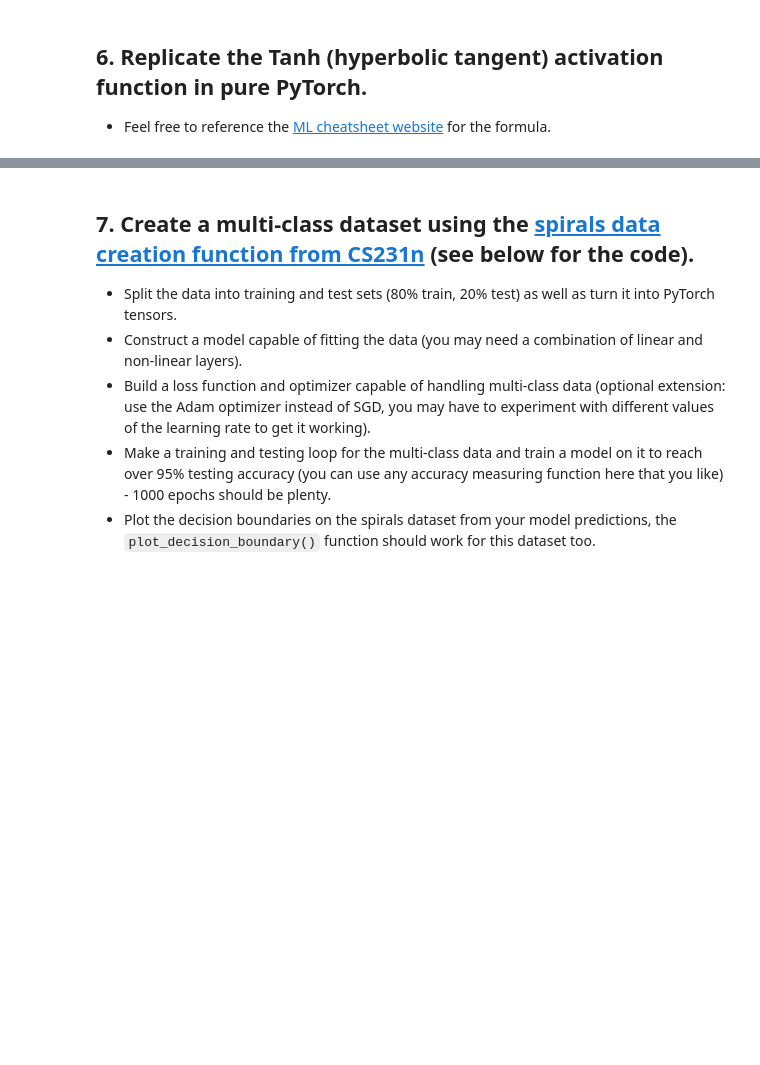
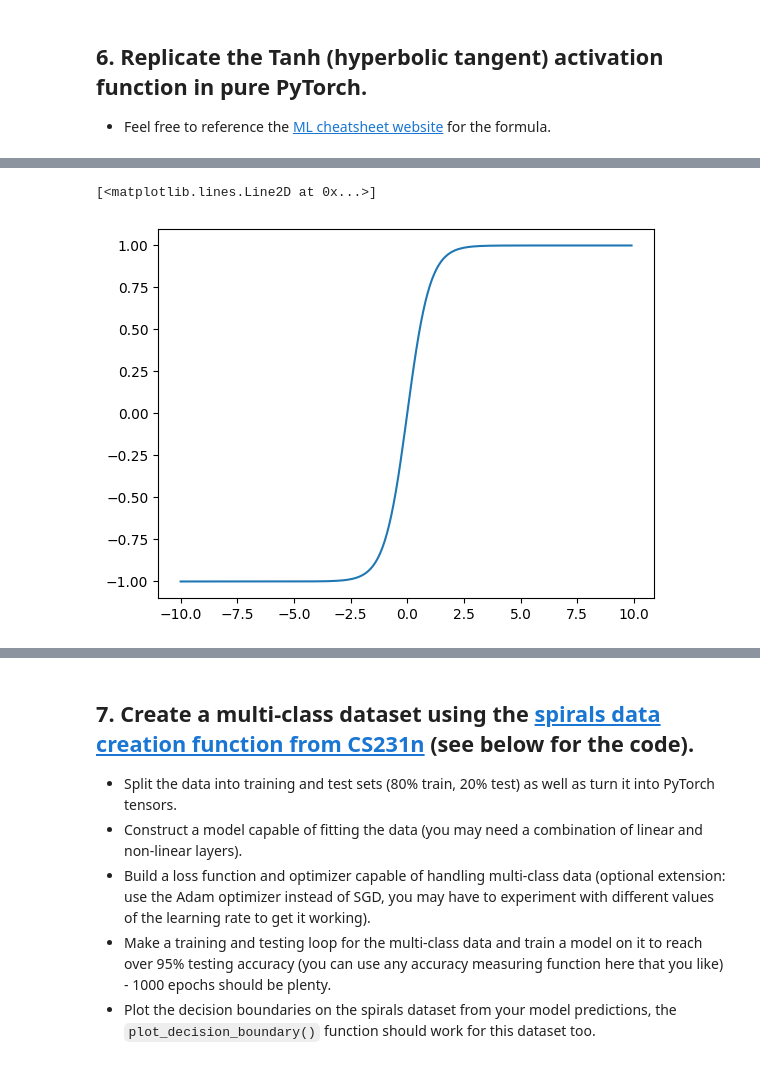
Before and after one commit to zou99le/NovelListAI, a Jupyter notebook: extras/exercises/02_pytorch_classification_exercises.ipynb, the cells around one changed output, grey strips where cells are left out. Saved outputs shown, nothing was run; the diff lists cells and outputs as text; code cells hidden in the pictures; blank space fills up the shorter version.

```diff
--- a/extras/exercises/02_pytorch_classification_exercises.ipynb
+++ b/extras/exercises/02_pytorch_classification_exercises.ipynb
@@ -295,2 +297,7 @@ plt.show()
 # %%
 # Test torch.tanh() on the tensor and plot it
+tensor_z_tanh = torch.tanh(tensor_z)
+plt.plot(tensor_z.detach().numpy(), tensor_z_tanh.detach().numpy())
+# %% [output]
+[<matplotlib.lines.Line2D at 0x...>]
+[figure, added]
```
Also changed, not shown: parts of 15 cells of this notebook.
